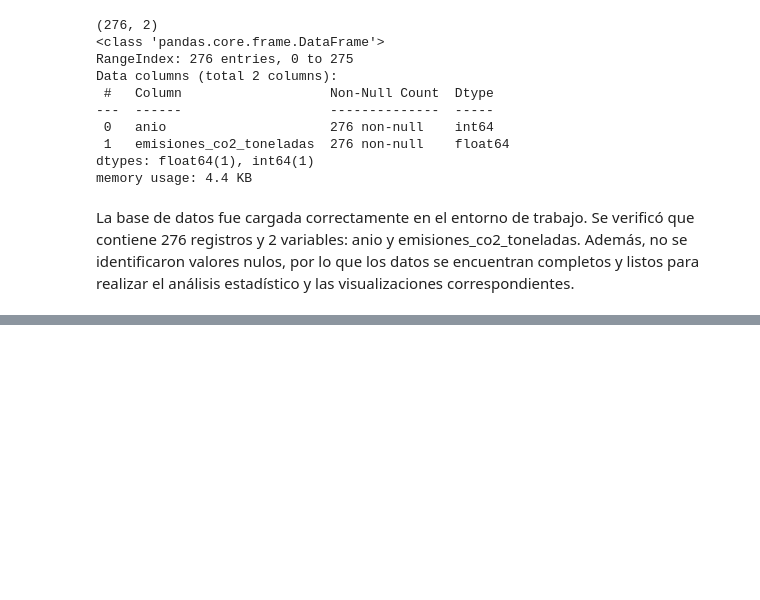
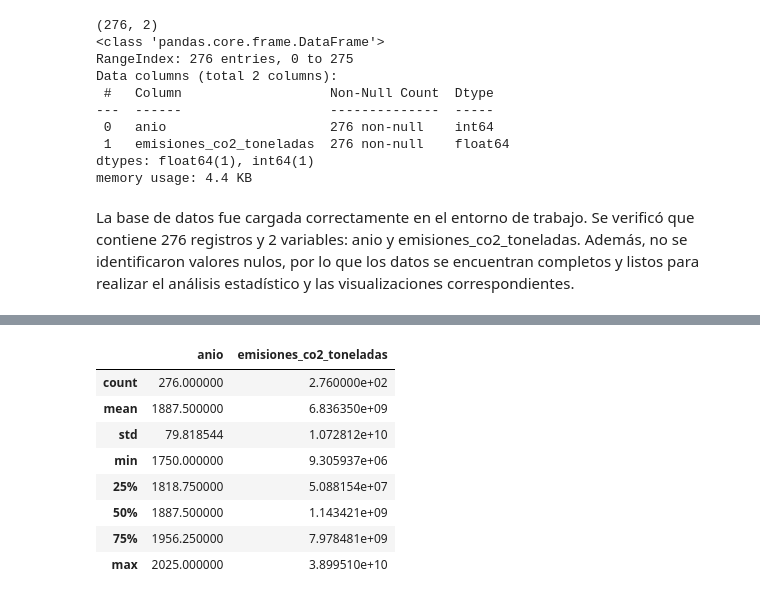
Before and after one commit to kafuni1234-gif/ACTIVIDAD-4-, a Jupyter notebook: 02_analisis_visualizacion_CO2.ipynb, the cells around one changed output, grey strips where cells are left out. Cells and saved outputs as stored; diff of their text form; code cells hidden in the pictures; blank space fills up the shorter version.

```diff
--- a/02_analisis_visualizacion_CO2.ipynb
+++ b/02_analisis_visualizacion_CO2.ipynb
@@ -87,0 +94,12 @@ La base de datos fue cargada correctamente en el entorno de trabajo. Se verific
+# %%
+datos.describe()
+# %% [output]
+|  | anio | emisiones_co2_toneladas |
+| count | 276.000000 | 2.760000e+02 |
+| mean | 1887.500000 | 6.836350e+09 |
+| std | 79.818544 | 1.072812e+10 |
+| min | 1750.000000 | 9.305937e+06 |
+| 25% | 1818.750000 | 5.088154e+07 |
+| 50% | 1887.500000 | 1.143421e+09 |
+| 75% | 1956.250000 | 7.978481e+09 |
+| max | 2025.000000 | 3.899510e+10 |
```
Also changed, not shown: parts of 12 cells of this notebook.
